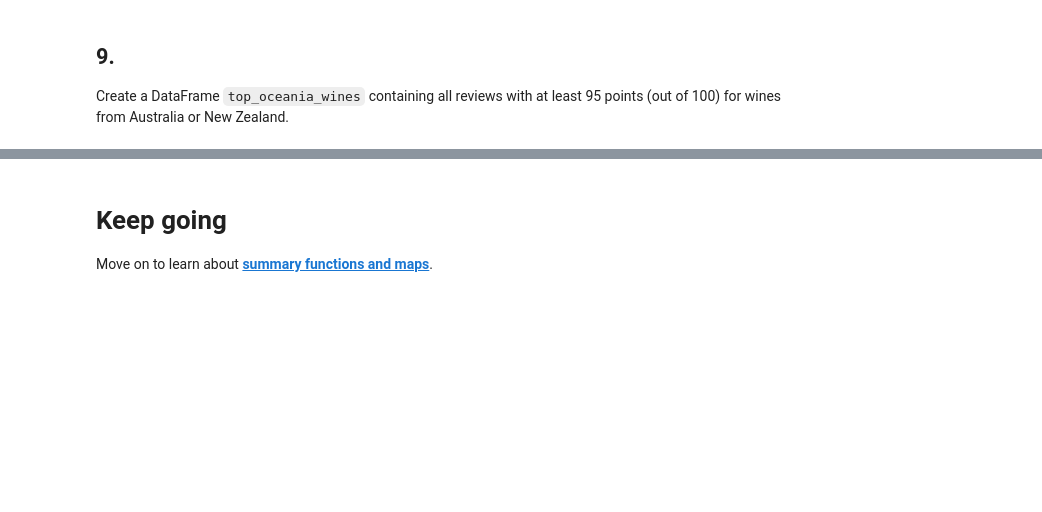
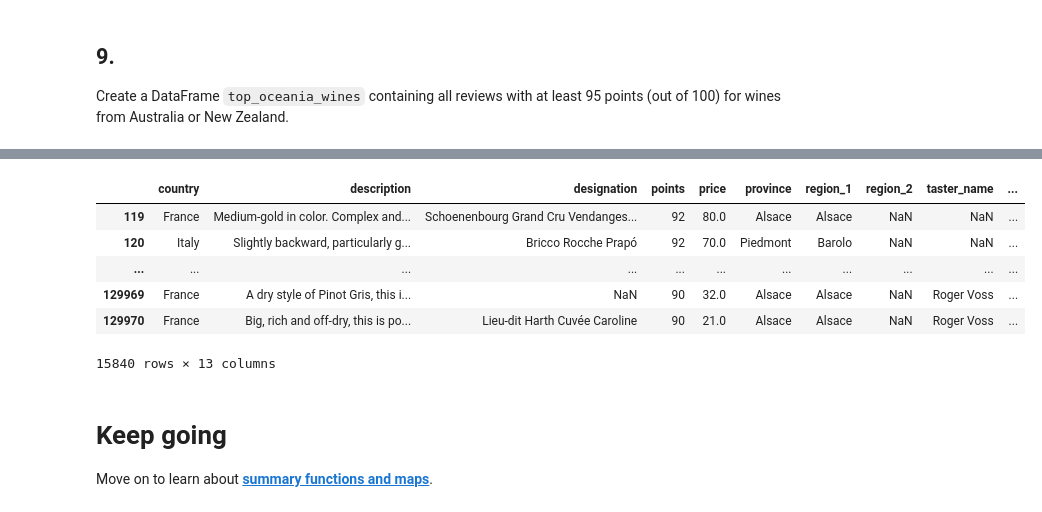
Before and after one commit to Lenmbugua/Kaggle-Exercices, a Jupyter notebook: exercise-indexing-selecting-assigning.ipynb, the cells around one changed output, grey strips where cells are left out. Drawn from its saved outputs; the diff is of its cells as text; code cells hidden in the pictures; blank space fills up the shorter version.

```diff
--- a/exercise-indexing-selecting-assigning.ipynb
+++ b/exercise-indexing-selecting-assigning.ipynb
@@ -220,3 +207,16 @@ top_oceania_wines
+# %%
+top_oceania_wines = reviews.loc[(reviews.country.isin(['Italy', 'France'])) & (reviews.points >= 90)]
+
+# Check your answer
+top_oceania_wines
+# %% [output]
+|  | country | description | designation | points | price | province | region_1 | region_2 | taster_name | ... |
+| 119 | France | Medium-gold in color. Complex and... | Schoenenbourg Grand Cru Vendanges... | 92 | 80.0 | Alsace | Alsace | NaN | NaN | ... |
+| 120 | Italy | Slightly backward, particularly g... | Bricco Rocche Prapó | 92 | 70.0 | Piedmont | Barolo | NaN | NaN | ... |
+| ... | ... | ... | ... | ... | ... | ... | ... | ... | ... | ... |
+| 129969 | France | A dry style of Pinot Gris, this i... | NaN | 90 | 32.0 | Alsace | Alsace | NaN | Roger Voss | ... |
+| 129970 | France | Big, rich and off-dry, this is po... | Lieu-dit Harth Cuvée Caroline | 90 | 21.0 | Alsace | Alsace | NaN | Roger Voss | ... |
+15840 rows × 13 columns
 # %% [markdown]
 # Keep going
 
```
Also changed, not shown: parts of 2 cells of this notebook.
